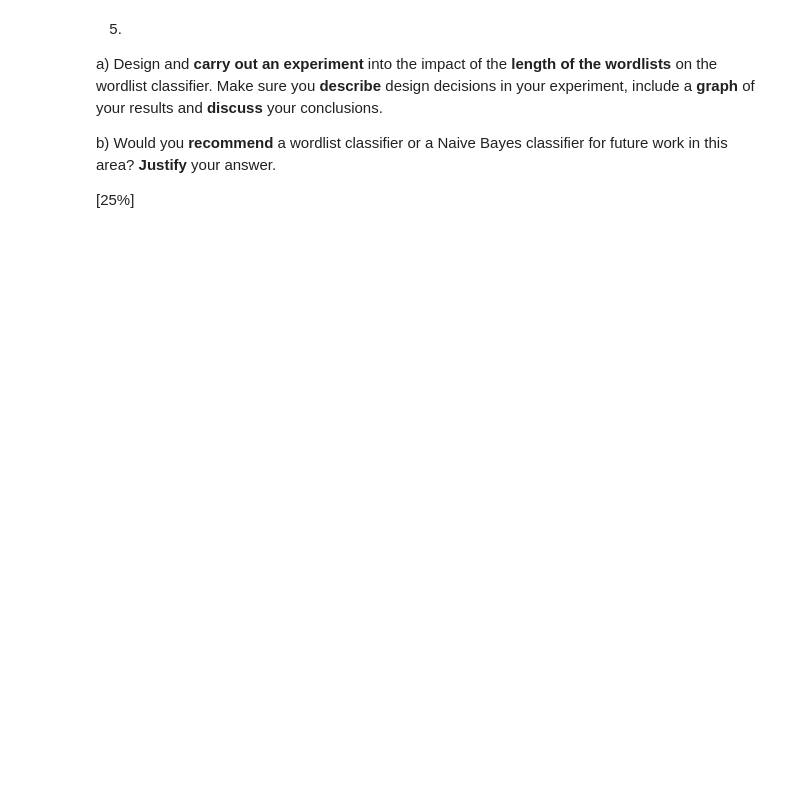
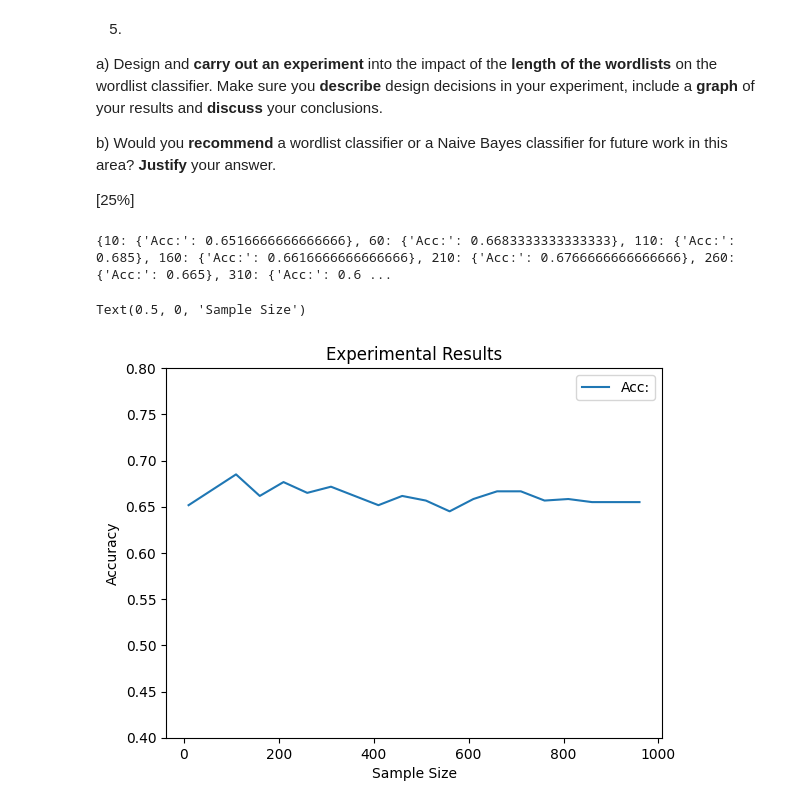
Before and after one commit to CallOfTheNight/Sussex-stuff, a Jupyter notebook: NLE2023/NLEassignment2023.ipynb, the cells around one changed output. Cells and saved outputs as stored; diff of their text form; code cells hidden in the pictures; blank space fills up the shorter version.

```diff
--- a/NLE2023/NLEassignment2023.ipynb
+++ b/NLE2023/NLEassignment2023.ipynb
@@ -141,3 +154,19 @@ print(training_norm[0])
 # %% [output]
 <class 'list'> <class 'tuple'> <class 'nltk.probability.FreqDist'> <class 'str'>
 (FreqDist({'lebowski': 8, 'dude': 8, 'one': 7, 'big': 5, 'coen': 4, 'films': 4, 'time': 4, 'fargo': 4, 'lot': 4, 'coens': 4, ...}), 'pos')
+# %%
+# Step 3: Calculate Total Frequency
+
+# two blank list for store the frequency data
+pos_freq_dist=FreqDist()
+neg_freq_dist=FreqDist()
+
+# loop every data and collect the frequency in one FreqDist object
+for reviewDist,label in training_norm:
+    if label=='pos':
+        pos_freq_dist+=reviewDist
+    else:
+        neg_freq_dist+=reviewDist
+
+# Print and see if everything working well
+pos_freq_dist
@@ -169,6 +469,35 @@ a) Design and **carry out an experiment** into the impact of the **length of the
 b) Would you **recommend** a wordlist classifier or a Naive Bayes classifier for future work in this area?  **Justify** your answer.
 
 [25\%]
+# %%
+#
+import pandas as pd
+
+
+acc = {}
+
+for topk in range(10,1000,50):
+
+  pos_most = most_frequent_words(pos_freq_dist,neg_freq_dist,topk)
+  neg_most = most_frequent_words(neg_freq_dist,pos_freq_dist,topk)
+
+  testWordListClassifier = WordListClassifier(pos_most,neg_most)
+
+  temp = classifier_evaluate(testWordListClassifier,testing_norm)
+  acc[topk] = {"Acc:":temp}
+print(acc)
+
+df=pd.DataFrame(acc)
+df=df.transpose()
+
+ax = df.plot(kind="line",title="Experimental Results")
+ax.set_ylabel("Accuracy")
+ax.set_ybound(0.4,0.8)
+ax.set_xlabel("Sample Size")
+# %% [output]
+{10: {'Acc:': 0.6516666666666666}, 60: {'Acc:': 0.6683333333333333}, 110: {'Acc:': 0.685}, 160: {'Acc:': 0.6616666666666666}, 210: {'Acc:': 0.6766666666666666}, 260: {'Acc:': 0.665}, 310: {'Acc:': 0.6 ...
+Text(0.5, 0, 'Sample Size')
+[figure, added]
 # %%
 ##This code will word count all of the markdown cells in the notebook saved at filepath
 
```
Also changed, not shown: parts of 13 cells of this notebook.
